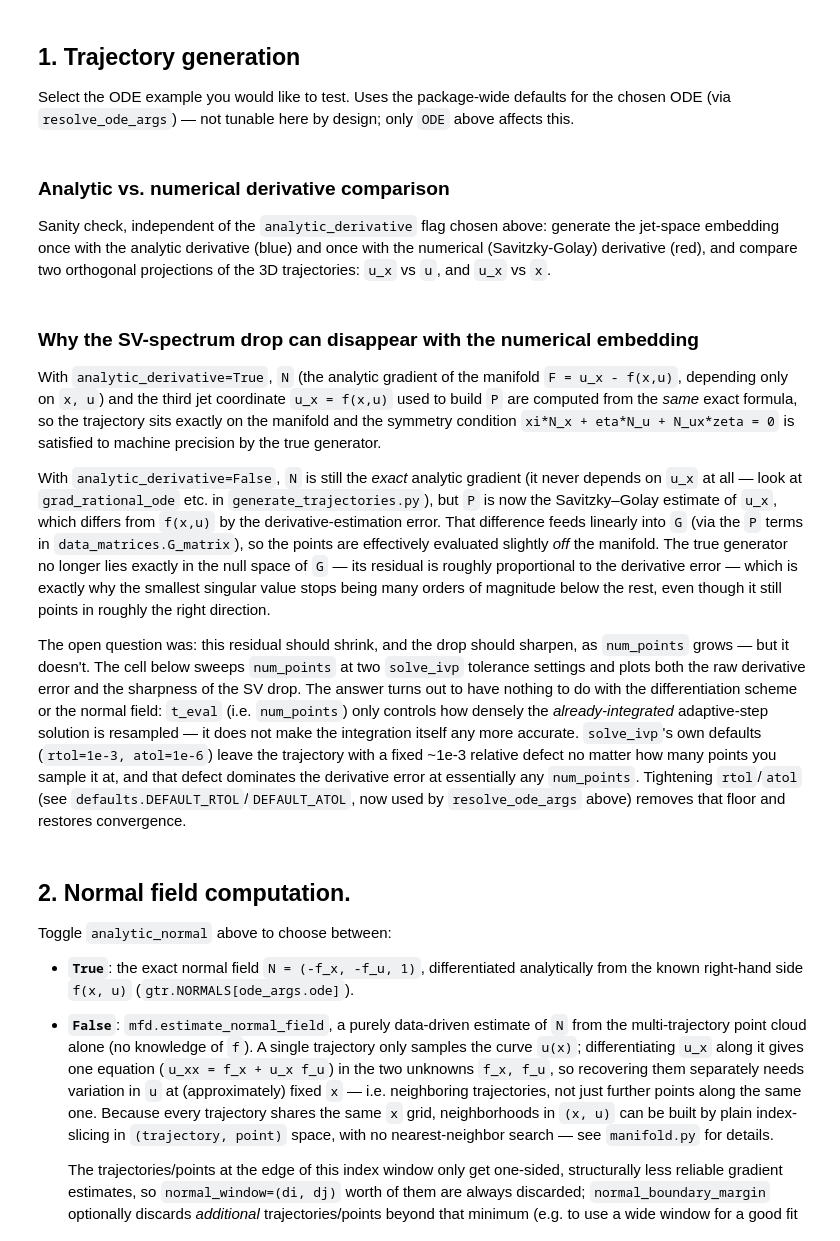
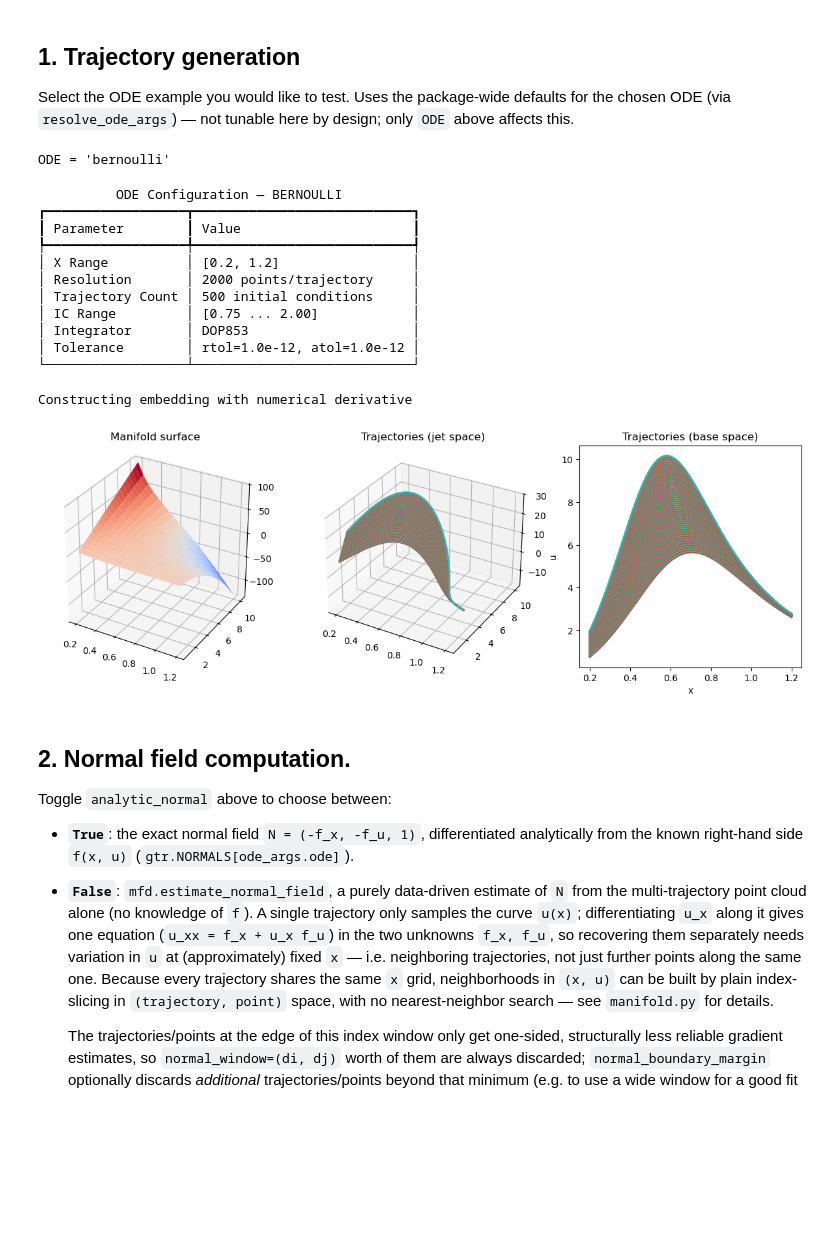
Before and after one commit to rros22/symmetry-detection, a Jupyter notebook: notebooks/ode_symmetry_explorer.ipynb, the cells around one changed output. Saved outputs shown, nothing was run; the diff lists cells and outputs as text; code cells hidden in the pictures; blank space fills up the shorter version.

```diff
--- a/notebooks/ode_symmetry_explorer.ipynb
+++ b/notebooks/ode_symmetry_explorer.ipynb
@@ -33,10 +33,11 @@ from symmetry_detection import solver
 ODE = "bernoulli"
 method="DOP853"
 analytic_derivative = False
-num_points = 3000
-initial_conditions = np.linspace(0.75, 2, 500)
-rtol = 1e-15
-atol = 1e-15
+num_points = 2000
+num_ic = 500
+initial_conditions = np.linspace(0.75, 2, num_ic)
+rtol = 1e-12
+atol = 1e-12
 
 # --- Normal field: analytic (exact, from the known ODE) vs. data-driven
 # (mfd.estimate_normal_field, a 2D/scattered-data generalization of
@@ -45,7 +46,7 @@ atol = 1e-15
 # normal_window=(di, dj), normal_degree, normal_boundary_margin only matter
 # when analytic_normal=False.
 analytic_normal = False
-normal_window = (5, 5)
+normal_window = (2, 10)
 normal_degree = 1
 normal_boundary_margin = 0  # extra trajectories/points to discard beyond window/di,dj
 
@@ -94,37 +95,45 @@ u_min, u_max = np.min(X[:, 1, :]), np.max(X[:, 1, :])
 
 res = 20
 X_grid = np.linspace(x_min, x_max, res)
 U_grid = np.linspace(u_min, u_max, res)
 X_grid, U_grid = np.meshgrid(X_grid, U_grid)
 P_grid = gtr.ODES[ode_args.ode](X_grid, U_grid)
 p_grid_min, p_grid_max = np.min(P_grid), np.max(P_grid)
 
 # Manifold surface, jet-space trajectories, and (x, u) trajectories side by side
 manifold_fig = plt.figure(figsize=(12, 4))
 ax0 = manifold_fig.add_subplot(131, projection='3d')
 ax1 = manifold_fig.add_subplot(132, projection='3d')
 ax2 = manifold_fig.add_subplot(133)
 
 ax0.set_aspect('equal')
 ax2.set_box_aspect(1)
 
 ax0.plot_surface(X_grid, U_grid, P_grid, cmap='coolwarm')
 ax0.set_title("Manifold surface")
 
 for trajectory in X:
     ax1.plot(trajectory[0, :], trajectory[1, :], trajectory[2, :])
     ax2.plot(trajectory[0, :], trajectory[1, :])
 
 ax1.set_title("Trajectories (jet space)")
 ax2.set_title("Trajectories (base space)")
 ax2.set_xlabel("x")
 ax2.set_ylabel("u")
 
 manifold_fig.tight_layout()
+# %% [output]
+ODE = 'bernoulli'
+          ODE Configuration — BERNOULLI
+┏━━━━━━━━━━━━━━━━━━┳━━━━━━━━━━━━━━━━━━━━━━━━━━━━┓
+┃ Parameter        ┃ Value                      ┃
+┡━━━━━━━━━━━━━━━━━━╇━━━━━━━━━━━━━━━━━━━━━━━━━━━━┩
+│ X Range          │ [0.2, 1.2]                 │
+│ Resolution       │ 2000 points/trajectory     │
+│ Trajectory Count │ 500 initial conditions     │
+│ IC Range         │ [0.75 ... 2.00]            │
+│ Integrator       │ DOP853                     │
+│ Tolerance        │ rtol=1.0e-12, atol=1.0e-12 │
+└──────────────────┴────────────────────────────┘
+Constructing embedding with numerical derivative
+[figure, added]
-# %% [markdown]
-### Analytic vs. numerical derivative comparison
-
-Sanity check, independent of the `analytic_derivative` flag chosen above: generate the jet-space
-embedding once with the analytic derivative (blue) and once with the numerical (Savitzky-Golay)
-derivative (red), and compare two orthogonal projections of the 3D trajectories: `u_x` vs `u`,
-and `u_x` vs `x`.
@@ -180,28 +139,0 @@ deriv_fig.tight_layout()
-# %% [markdown]
-### Why the SV-spectrum drop can disappear with the numerical embedding
-
-With `analytic_derivative=True`, `N` (the analytic gradient of the manifold `F = u_x - f(x,u)`,
-depending only on `x, u`) and the third jet coordinate `u_x = f(x,u)` used to build `P` are
-computed from the *same* exact formula, so the trajectory sits exactly on the manifold and the
-symmetry condition `xi*N_x + eta*N_u + N_ux*zeta = 0` is satisfied to machine precision by the
-true generator.
-
-With `analytic_derivative=False`, `N` is still the *exact* analytic gradient (it never depends on
-`u_x` at all — look at `grad_rational_ode` etc. in `generate_trajectories.py`), but `P` is now the
-Savitzky–Golay estimate of `u_x`, which differs from `f(x,u)` by the derivative-estimation error.
-That difference feeds linearly into `G` (via the `P` terms in `data_matrices.G_matrix`), so the
-points are effectively evaluated slightly *off* the manifold. The true generator no longer lies
-exactly in the null space of `G` — its residual is roughly proportional to the derivative error —
-which is exactly why the smallest singular value stops being many orders of magnitude below the
-rest, even though it still points in roughly the right direction.
-
-The open question was: this residual should shrink, and the drop should sharpen, as `num_points`
-grows — but it doesn't. The cell below sweeps `num_points` at two `solve_ivp` tolerance settings
-and plots both the raw derivative error and the sharpness of the SV drop. The answer turns out to
-have nothing to do with the differentiation scheme or the normal field: `t_eval` (i.e.
-`num_points`) only controls how densely the *already-integrated* adaptive-step solution is
-resampled — it does not make the integration itself any more accurate. `solve_ivp`'s own defaults
-(`rtol=1e-3, atol=1e-6`) leave the trajectory with a fixed ~1e-3 relative defect no matter how many
-points you sample it at, and that defect dominates the derivative error at essentially any
-`num_points`. Tightening `rtol`/`atol` (see `defaults.DEFAULT_RTOL`/`DEFAULT_ATOL`, now used by
-`resolve_ode_args` above) removes that floor and restores convergence.
```
Also changed, not shown: parts of 12 cells of this notebook, 4 other files.
